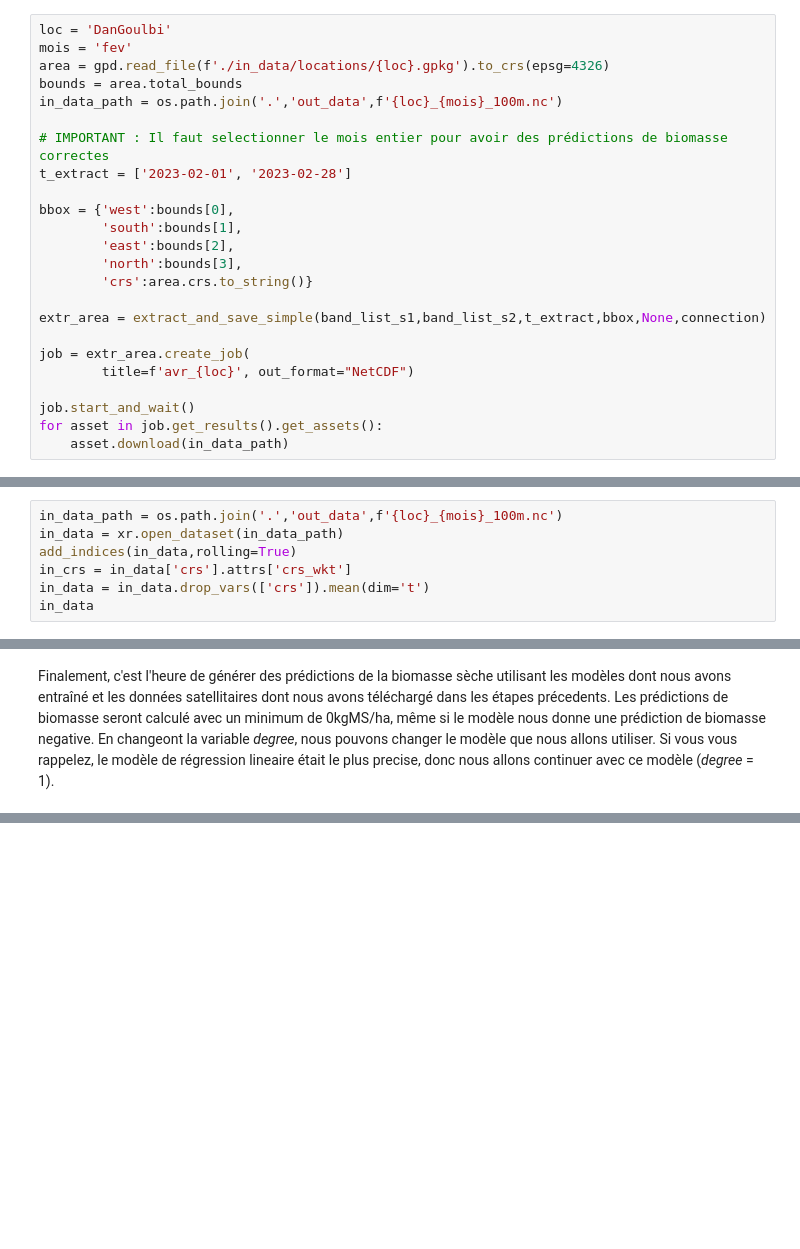
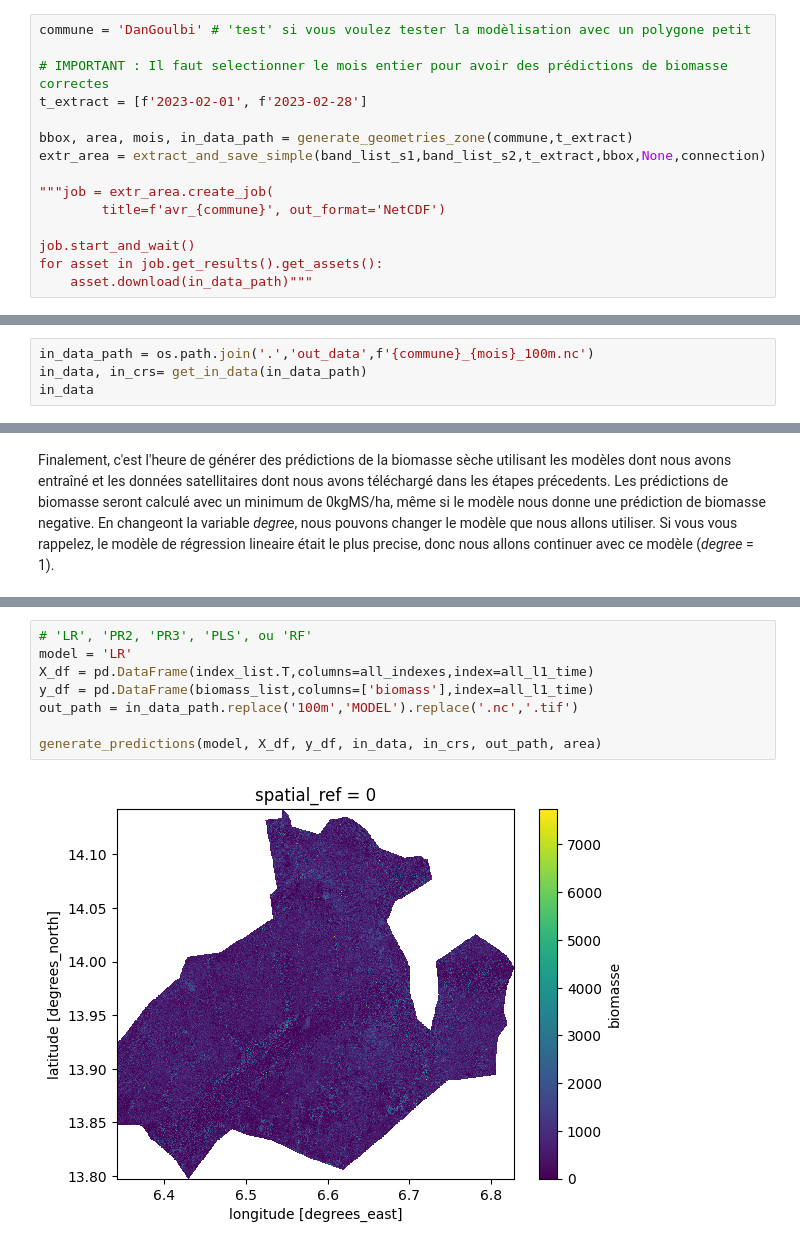
Before and after one commit to gutkinn/REPO-biomasse, a Jupyter notebook: Modele_biomasse_REPO.ipynb, the cells around one changed output, grey strips where cells are left out. Saved outputs shown, nothing was run; the diff lists cells and outputs as text; blank space fills up the shorter version.

```diff
--- a/Modele_biomasse_REPO.ipynb
+++ b/Modele_biomasse_REPO.ipynb
@@ -194,26 +161,17 @@ Considering the data above, we're going to choose the model with the highest R²
 # %% [markdown]
 We have loaded the 'best' available model, now we need to fetch the input data for our area of interest. We will do so via openEO, getting the data for a predefined polygon and downloading it to conduct inference locally using the model we have defined. The download process may take a long time, as depending on the size of the specified area there may be a very large amount of data.
 # %%
-loc = 'DanGoulbi'
-mois = 'fev'
-area = gpd.read_file(f'./in_data/locations/{loc}.gpkg').to_crs(epsg=4326)
-bounds = area.total_bounds
-in_data_path = os.path.join('.','out_data',f'{loc}_{mois}_100m.nc')
+commune = 'DanGoulbi' # 'test' si vous voulez tester la modèlisation avec un polygone petit
 
 # IMPORTANT : Il faut selectionner le mois entier pour avoir des prédictions de biomasse correctes
-t_extract = ['2023-02-01', '2023-02-28']
+t_extract = [f'2023-02-01', f'2023-02-28']
 
-bbox = {'west':bounds[0],
-        'south':bounds[1],
-        'east':bounds[2],
-        'north':bounds[3],
-        'crs':area.crs.to_string()}
-
+bbox, area, mois, in_data_path = generate_geometries_zone(commune,t_extract)
 extr_area = extract_and_save_simple(band_list_s1,band_list_s2,t_extract,bbox,None,connection)
 
-job = extr_area.create_job(
-        title=f'avr_{loc}', out_format="NetCDF")
+"""job = extr_area.create_job(
+        title=f'avr_{commune}', out_format='NetCDF')
 
 job.start_and_wait()
 for asset in job.get_results().get_assets():
-    asset.download(in_data_path)
+    asset.download(in_data_path)"""
@@ -220,11 +180,8 @@ for asset in job.get_results().get_assets():
 # %% [markdown]
 Des que les données ont été téléchargées, nous pouvons appliquer les modèles directement aux données pour générer des prédictions de la biomasse sèche. Avant d'applique le modèle, c'est important de calculer les mêmes indices vegetales lesquelles ont été utilisés pour l'entraînement du modèle. Nous allons le faire avec la fonction add_indices().
 # %%
-in_data_path = os.path.join('.','out_data',f'{loc}_{mois}_100m.nc')
-in_data = xr.open_dataset(in_data_path)
-add_indices(in_data,rolling=True)
-in_crs = in_data['crs'].attrs['crs_wkt']
-in_data = in_data.drop_vars(['crs']).mean(dim='t')
+in_data_path = os.path.join('.','out_data',f'{commune}_{mois}_100m.nc')
+in_data, in_crs= get_in_data(in_data_path)
 in_data
 # %% [output]
 <xarray.Dataset>
@@ -285,0 +208,10 @@ if degree > 1:
+# %%
+# 'LR', 'PR2, 'PR3', 'PLS', ou 'RF'
+model = 'LR'
+X_df = pd.DataFrame(index_list.T,columns=all_indexes,index=all_l1_time)
+y_df = pd.DataFrame(biomass_list,columns=['biomass'],index=all_l1_time)
+out_path = in_data_path.replace('100m','MODEL').replace('.nc','.tif')
+
+generate_predictions(model, X_df, y_df, in_data, in_crs, out_path, area)
+# %% [output]
+[figure, added]
```
Also changed, not shown: parts of 18 cells of this notebook, 12 other files.
